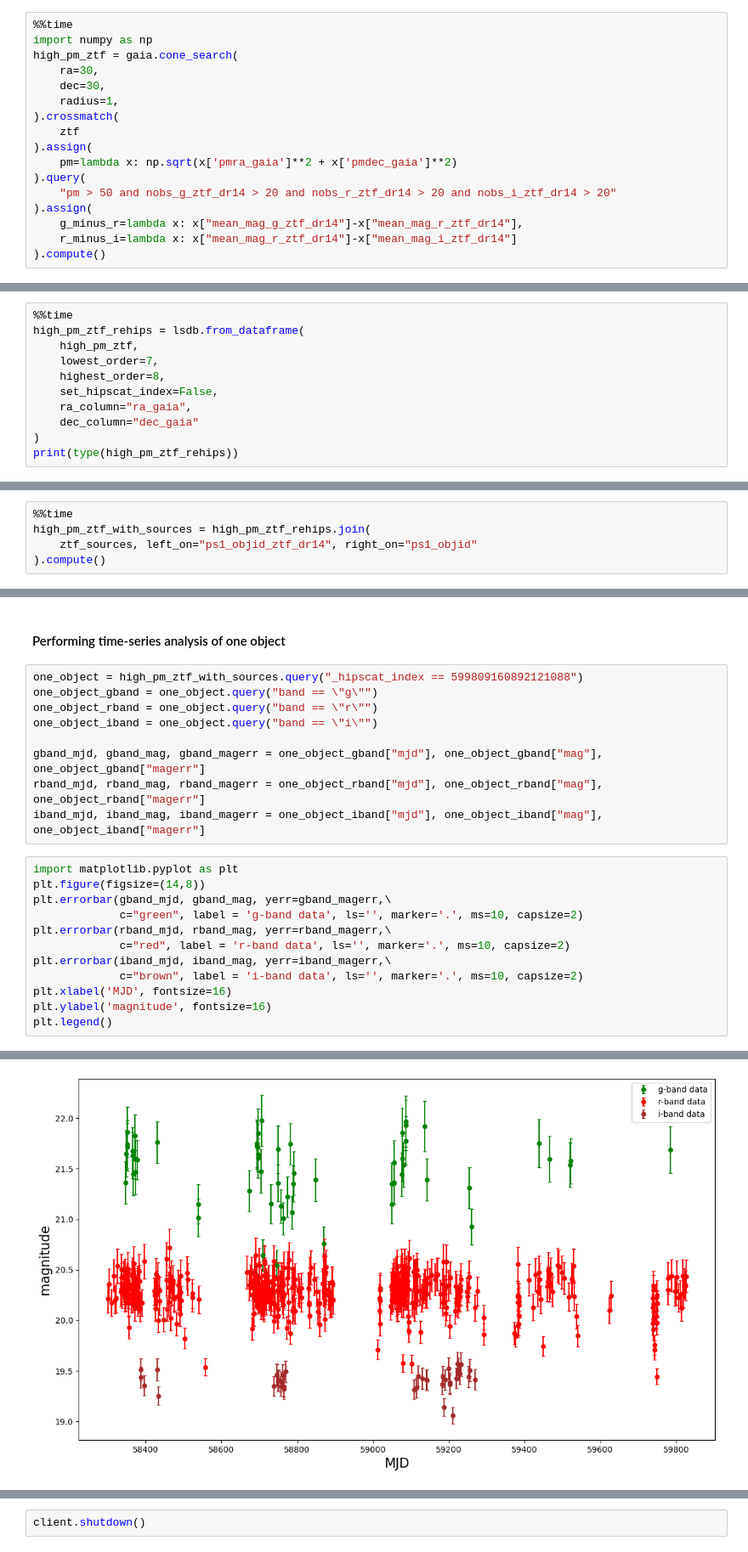
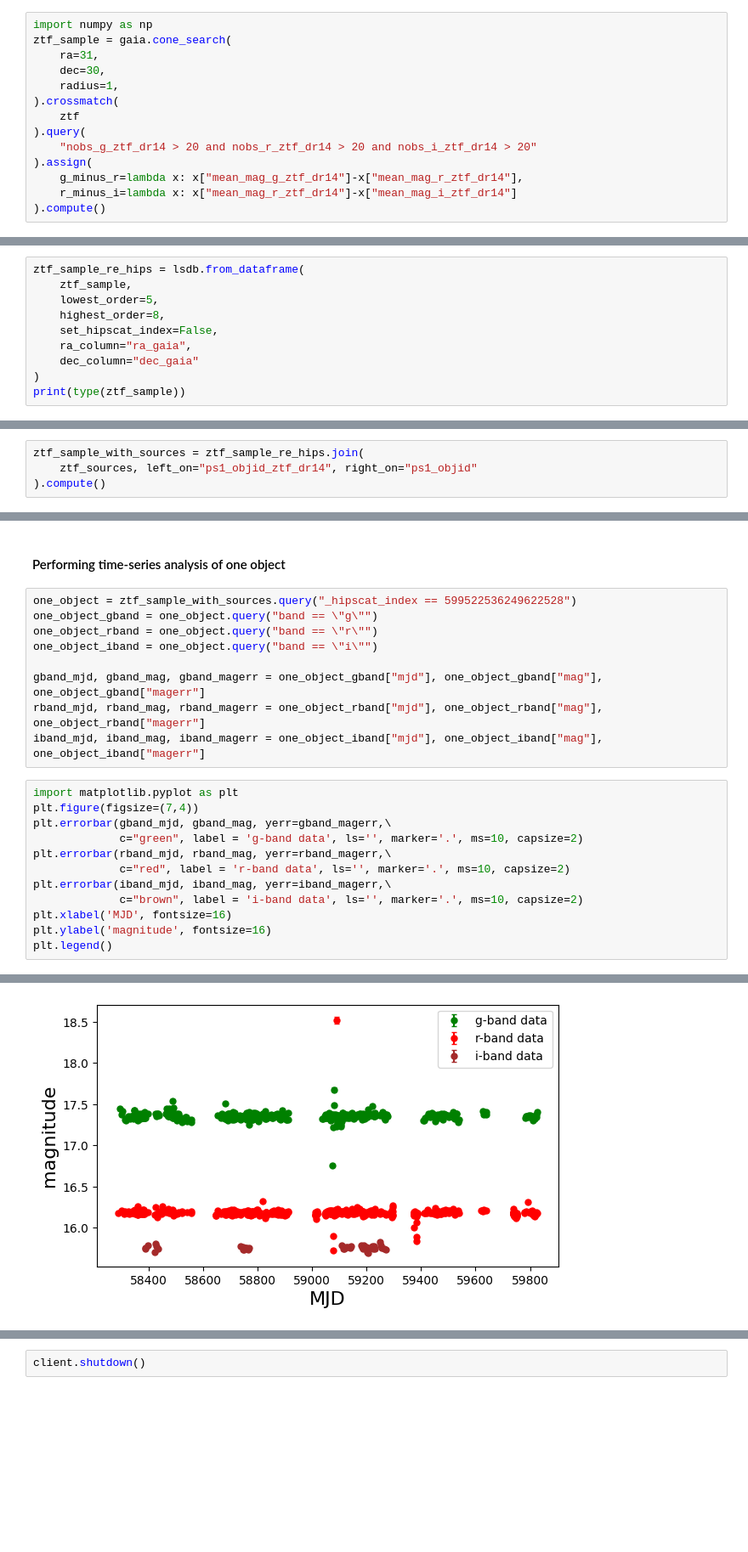
Before and after one commit to swyatt7/ADASS_LSDB_tutorial, a Jupyter notebook: nb/section4.ipynb, the cells around one changed output, grey strips where cells are left out. Shown: that part at 85% size. Cells and saved outputs as stored; diff of their text form; blank space fills up the shorter version.

```diff
--- a/nb/section4.ipynb
+++ b/nb/section4.ipynb
@@ -36,16 +35,13 @@ ztf_sources = lsdb.from_almanac("ztf_source", cloud_almanac)
 # %%
-%%time
 import numpy as np
-high_pm_ztf = gaia.cone_search(
-    ra=30,
+ztf_sample = gaia.cone_search(
+    ra=31,
     dec=30,
     radius=1,
 ).crossmatch(
     ztf
-).assign(
-    pm=lambda x: np.sqrt(x['pmra_gaia']**2 + x['pmdec_gaia']**2)
 ).query(
-    "pm > 50 and nobs_g_ztf_dr14 > 20 and nobs_r_ztf_dr14 > 20 and nobs_i_ztf_dr14 > 20"
+    "nobs_g_ztf_dr14 > 20 and nobs_r_ztf_dr14 > 20 and nobs_i_ztf_dr14 > 20"
 ).assign(
     g_minus_r=lambda x: x["mean_mag_g_ztf_dr14"]-x["mean_mag_r_ztf_dr14"],
     r_minus_i=lambda x: x["mean_mag_r_ztf_dr14"]-x["mean_mag_i_ztf_dr14"]
@@ -95,14 +87,13 @@ type(high_pm_ztf)
 # %% [output]
 pandas.core.frame.DataFrame
 # %%
-%%time
-high_pm_ztf_rehips = lsdb.from_dataframe(
-    high_pm_ztf,
-    lowest_order=7,
+ztf_sample_re_hips = lsdb.from_dataframe(
+    ztf_sample,
+    lowest_order=5,
     highest_order=8,
     set_hipscat_index=False,
     ra_column="ra_gaia",
     dec_column="dec_gaia"
 )
-print(type(high_pm_ztf_rehips))
+print(type(ztf_sample))
 # %% [output]
@@ -111,8 +101,7 @@ print(type(high_pm_ztf_rehips))
 # %% [markdown]
 #### Next, join with ztf sources on their ps1_objectid
 # %%
-%%time
-high_pm_ztf_with_sources = high_pm_ztf_rehips.join(
+ztf_sample_with_sources = ztf_sample_re_hips.join(
     ztf_sources, left_on="ps1_objid_ztf_dr14", right_on="ps1_objid"
 ).compute()
 # %%
@@ -137,7 +126,7 @@ high_pm_ztf_with_sources
 # %% [markdown]
 #### Performing time-series analysis of one object
 # %%
-one_object = high_pm_ztf_with_sources.query("_hipscat_index == 599809160892121088")
+one_object = ztf_sample_with_sources.query("_hipscat_index == 599522536249622528")
 one_object_gband = one_object.query("band == \"g\"")
 one_object_rband = one_object.query("band == \"r\"")
 one_object_iband = one_object.query("band == \"i\"")
@@ -147,16 +136,16 @@ rband_mjd, rband_mag, rband_magerr = one_object_rband["mjd"], one_object_rband["
 iband_mjd, iband_mag, iband_magerr = one_object_iband["mjd"], one_object_iband["mag"], one_object_iband["magerr"]
 # %%
 import matplotlib.pyplot as plt
-plt.figure(figsize=(14,8))
+plt.figure(figsize=(7,4))
 plt.errorbar(gband_mjd, gband_mag, yerr=gband_magerr,\
              c="green", label = 'g-band data', ls='', marker='.', ms=10, capsize=2)
 plt.errorbar(rband_mjd, rband_mag, yerr=rband_magerr,\
              c="red", label = 'r-band data', ls='', marker='.', ms=10, capsize=2)
 plt.errorbar(iband_mjd, iband_mag, yerr=iband_magerr,\
              c="brown", label = 'i-band data', ls='', marker='.', ms=10, capsize=2)
 plt.xlabel('MJD', fontsize=16)
 plt.ylabel('magnitude', fontsize=16)
 plt.legend()
 # %% [output]
 <matplotlib.legend.Legend at 0x...>
-[figure, old version]
+[figure, new version]
```
Also changed, not shown: parts of 17 cells of this notebook.
